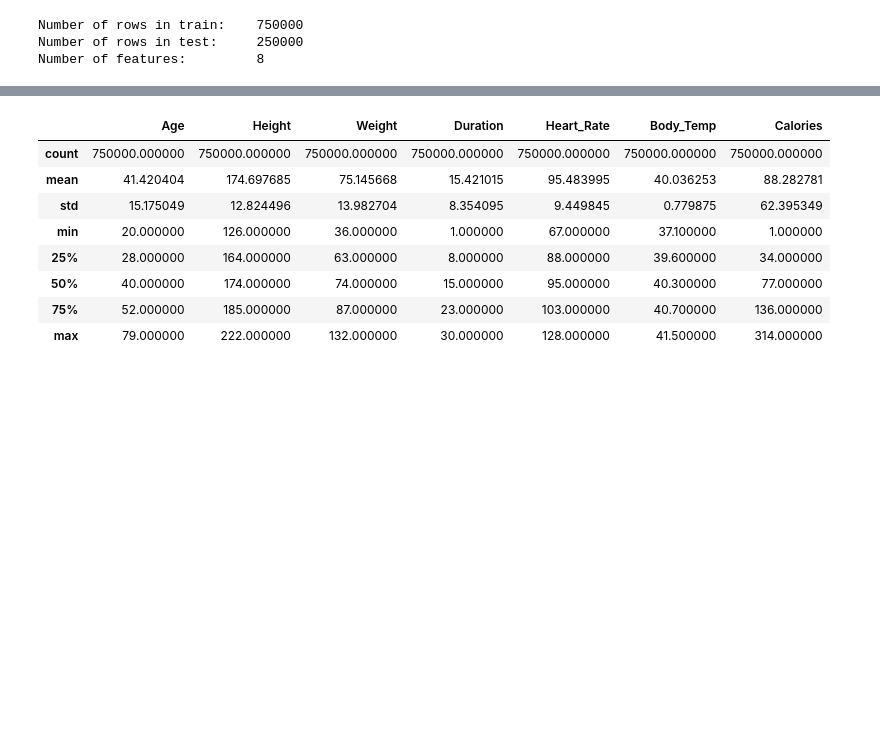
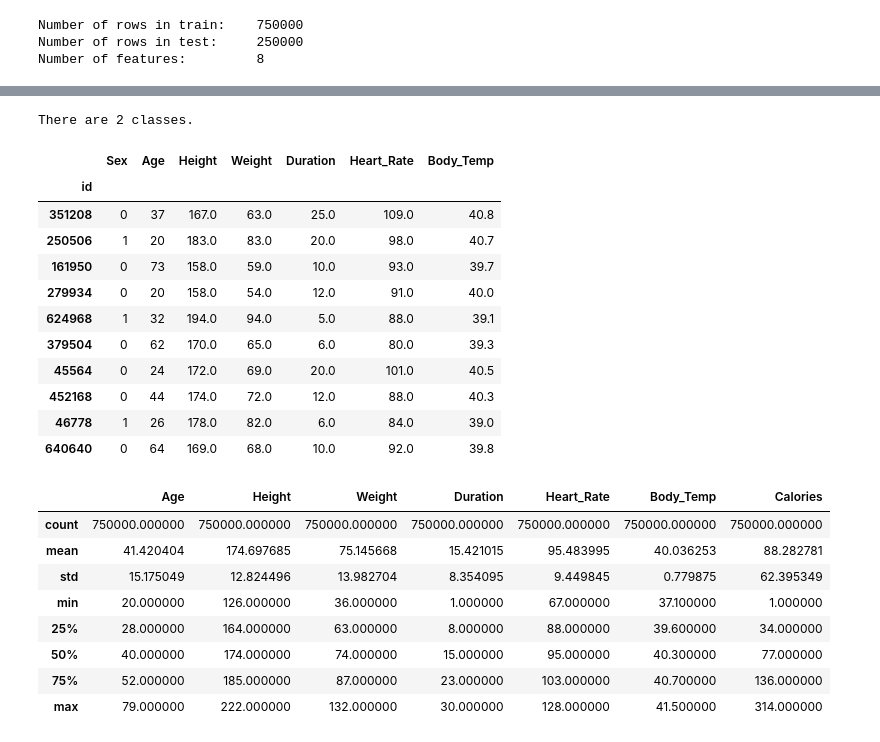
Before and after one commit to JavierMdT/Calories-Expenditure-Prediction, a Jupyter notebook: notebook.ipynb, the cells around one changed output, grey strips where cells are left out. Drawn from its saved outputs; the diff is of its cells as text; code cells hidden in the pictures; blank space fills up the shorter version.

```diff
--- a/notebook.ipynb
+++ b/notebook.ipynb
@@ -13,8 +17,10 @@ with open("pyproject.toml","r",encoding="utf-8") as f:
 
 # Data
 train = pd.read_csv(toml["config"]["train"])
-test = pd.read_csv(toml["config"]["test"])
-sample = pd.read_csv(toml["config"]["sample"])
+train_X = train.drop(columns=["Calories"])
+train_Y = train[["id","Calories"]]
+test_X = pd.read_csv(toml["config"]["test"])
+test_Y = pd.read_csv(toml["config"]["sample"])
 # %% [markdown]
 ## 1. EDA
 # %% [markdown]
@@ -86 +96,23 @@ train.sample(10)
+# %%
+# Sex as boolean
+print(f"There are {train_X["Sex"].nunique()} classes.")
+
+# 0 male, 1 female
+train_X.loc[train_X["Sex"] == "female", "Sex"] = 0
+train_X.loc[train_X["Sex"] == "male", "Sex"] = 1
+train_X.sample(10)
+# %% [output]
+There are 2 classes.
+|  | Sex | Age | Height | Weight | Duration | Heart_Rate | Body_Temp |
+| id |  |  |  |  |  |  |  |
+| 351208 | 0 | 37 | 167.0 | 63.0 | 25.0 | 109.0 | 40.8 |
+| 250506 | 1 | 20 | 183.0 | 83.0 | 20.0 | 98.0 | 40.7 |
+| 161950 | 0 | 73 | 158.0 | 59.0 | 10.0 | 93.0 | 39.7 |
+| 279934 | 0 | 20 | 158.0 | 54.0 | 12.0 | 91.0 | 40.0 |
+| 624968 | 1 | 32 | 194.0 | 94.0 | 5.0 | 88.0 | 39.1 |
+| 379504 | 0 | 62 | 170.0 | 65.0 | 6.0 | 80.0 | 39.3 |
+| 45564 | 0 | 24 | 172.0 | 69.0 | 20.0 | 101.0 | 40.5 |
+| 452168 | 0 | 44 | 174.0 | 72.0 | 12.0 | 88.0 | 40.3 |
+| 46778 | 1 | 26 | 178.0 | 82.0 | 6.0 | 84.0 | 39.0 |
+| 640640 | 0 | 64 | 169.0 | 68.0 | 10.0 | 92.0 | 39.8 |
 # %%
```
Also changed, not shown: parts of 17 cells of this notebook, 3 other files.
